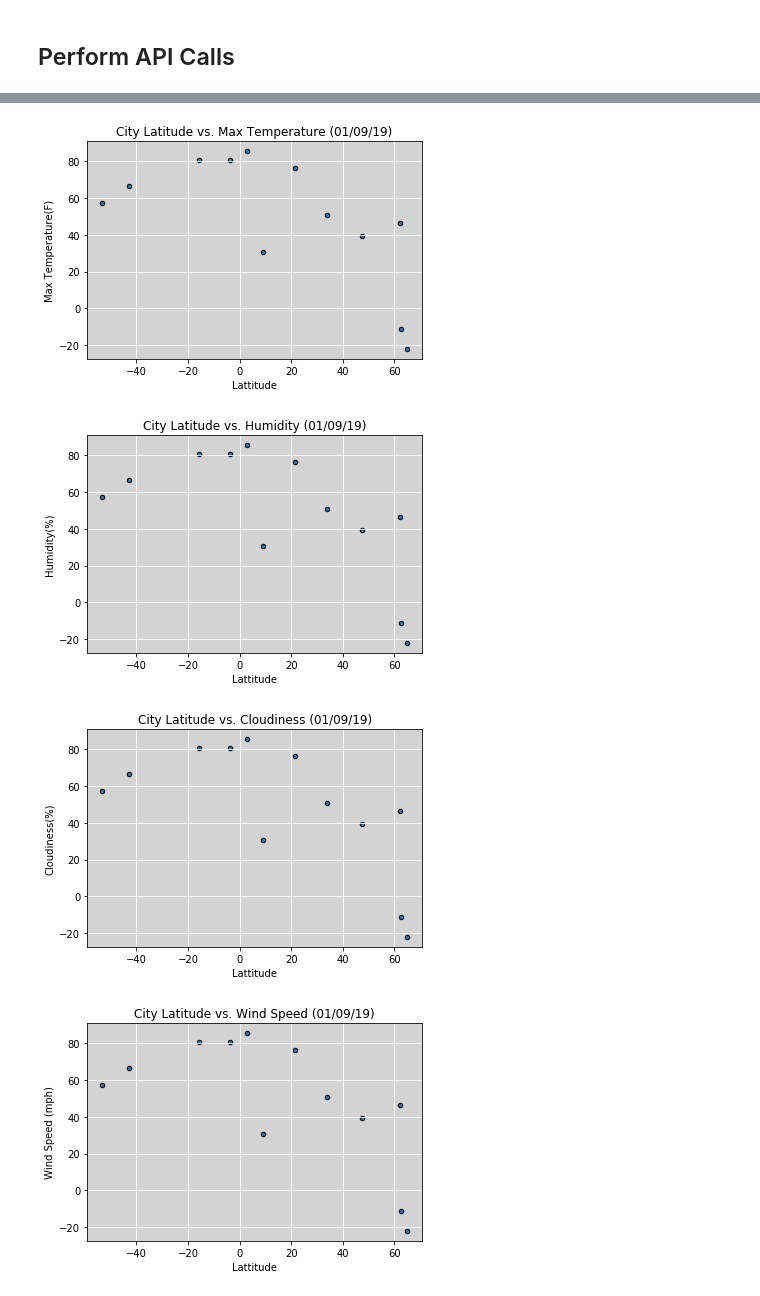
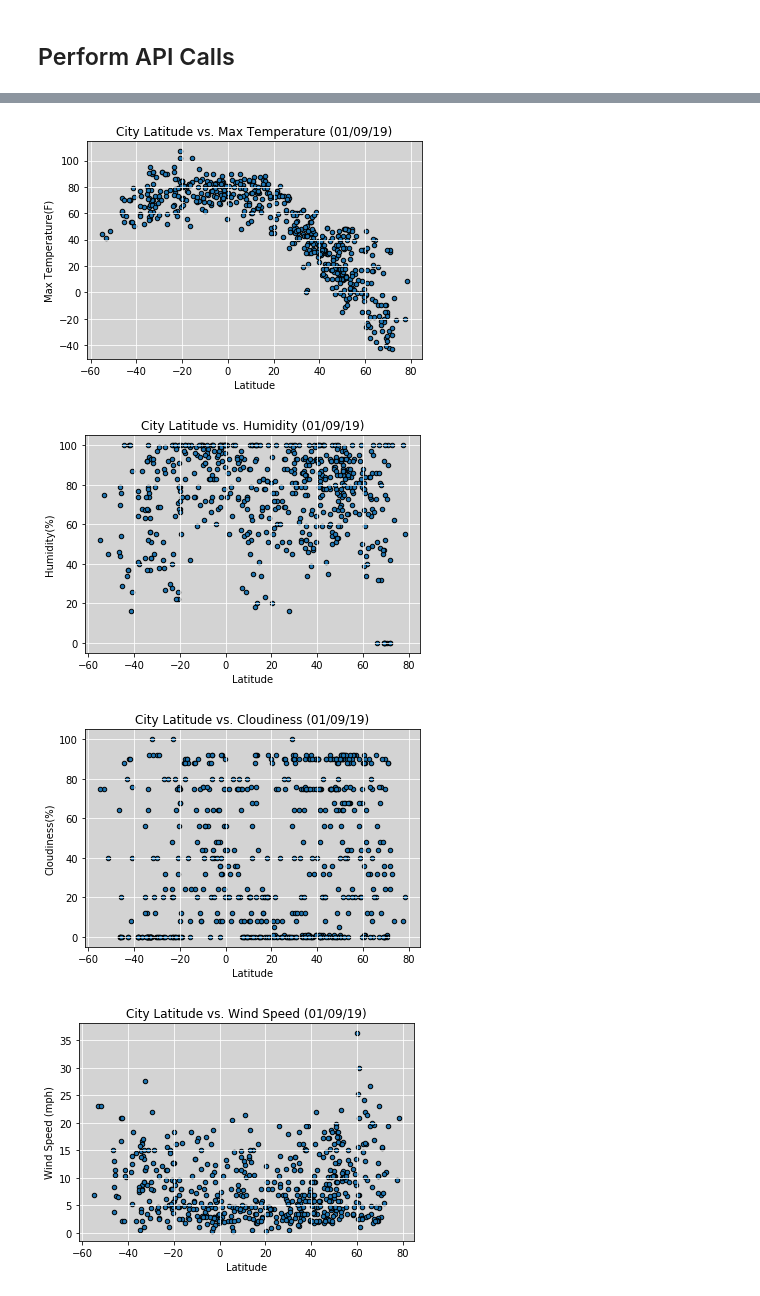
Before and after one commit to yseanlei/weatherpy, a Jupyter notebook: WeatherPy.ipynb, the cells around one changed output, grey strips where cells are left out. Drawn from its saved outputs; the diff is of its cells as text; code cells hidden in the pictures.

```diff
--- a/WeatherPy.ipynb
+++ b/WeatherPy.ipynb
@@ -27,8 +31,8 @@ lat_lngs = []
 cities = []
 
 # Create a set of random lat and lng combinations
-lats = np.random.uniform(low=-90.000, high=90.000, size=15)
-lngs = np.random.uniform(low=-180.000, high=180.000, size=15)
+lats = np.random.uniform(low=-90.000, high=90.000, size=1500)
+lngs = np.random.uniform(low=-180.000, high=180.000, size=1500)
 lat_lngs = zip(lats, lngs)
 
 # Identify nearest city for each lat, lng combination
@@ -145,38 +149,38 @@ citydf.head()
 # %%
 citydf.to_csv("cityweather.csv",index=False,header=True)
 # %%
-latemp=citydf.plot(kind="scatter",x="Lat",y="Max Temp",facecolors="blue",edgecolors="black",title="City Latitude vs. Max Temperature (01/09/19)")
+latemp=citydf.plot(kind="scatter",x="Lat",y="Max Temp",facecolors="navy",edgecolors="black",title="City Latitude vs. Max Temperature (01/09/19)")
 latemp.set_facecolor("lightgrey")
 latemp.grid(color="white")
-latemp.set_xlabel("Lattitude")
+latemp.set_xlabel("Latitude")
 latemp.set_ylabel("Max Temperature(F)")
 plt.savefig("temperature.png")
 # %% [output]
-[figure, old version]
+[figure, new version]
 # %%
-lathum=citydf.plot(kind="scatter",x="Lat",y="Max Temp",facecolors="blue",edgecolors="black",title="City Latitude vs. Humidity (01/09/19)")
+lathum=citydf.plot(kind="scatter",x="Lat",y="Humidity",facecolors="navy",edgecolors="black",title="City Latitude vs. Humidity (01/09/19)")
 lathum.set_facecolor("lightgrey")
 lathum.grid(color="white")
-lathum.set_xlabel("Lattitude")
+lathum.set_xlabel("Latitude")
 lathum.set_ylabel("Humidity(%)")
 plt.savefig("humidity.png")
 # %% [output]
-[figure, old version]
+[figure, new version]
 # %%
-latcloud=citydf.plot(kind="scatter",x="Lat",y="Max Temp",facecolors="blue",edgecolors="black",title="City Latitude vs. Cloudiness (01/09/19)")
+latcloud=citydf.plot(kind="scatter",x="Lat",y="Cloudiness",facecolors="navy",edgecolors="black",title="City Latitude vs. Cloudiness (01/09/19)")
 latcloud.set_facecolor("lightgrey")
 latcloud.grid(color="white")
-latcloud.set_xlabel("Lattitude")
+latcloud.set_xlabel("Latitude")
 latcloud.set_ylabel("Cloudiness(%)")
-plt.savefig("humidity.png")
+plt.savefig("cloudiness.png")
 # %% [output]
-[figure, old version]
+[figure, new version]
 # %%
-latcloud=citydf.plot(kind="scatter",x="Lat",y="Max Temp",facecolors="blue",edgecolors="black",title="City Latitude vs. Wind Speed (01/09/19)")
+latcloud=citydf.plot(kind="scatter",x="Lat",y="Wind Speed",facecolors="navy",edgecolors="black",title="City Latitude vs. Wind Speed (01/09/19)")
 latcloud.set_facecolor("lightgrey")
 latcloud.grid(color="white")
-latcloud.set_xlabel("Lattitude")
+latcloud.set_xlabel("Latitude")
 latcloud.set_ylabel("Wind Speed (mph)")
 plt.savefig("windspeed.png")
 # %% [output]
-[figure, old version]
+[figure, new version]
```
Also changed, not shown: parts of 5 cells of this notebook, 4 other files.
